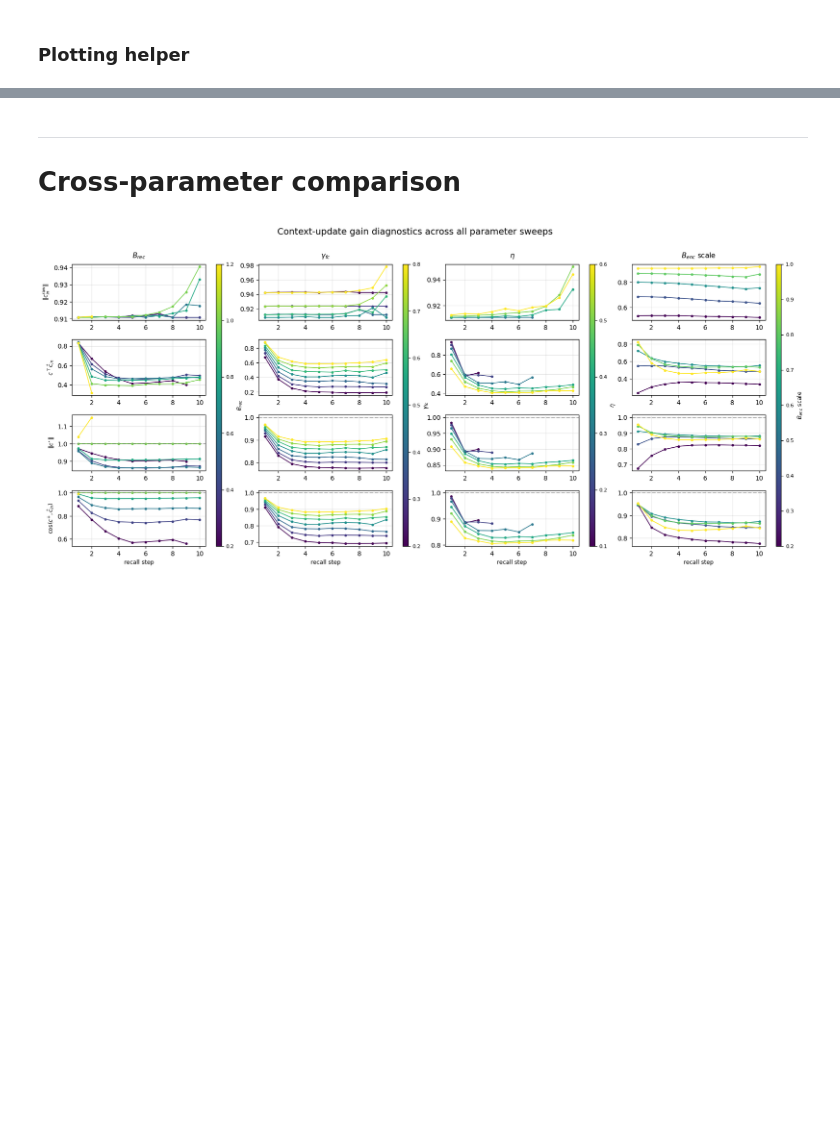
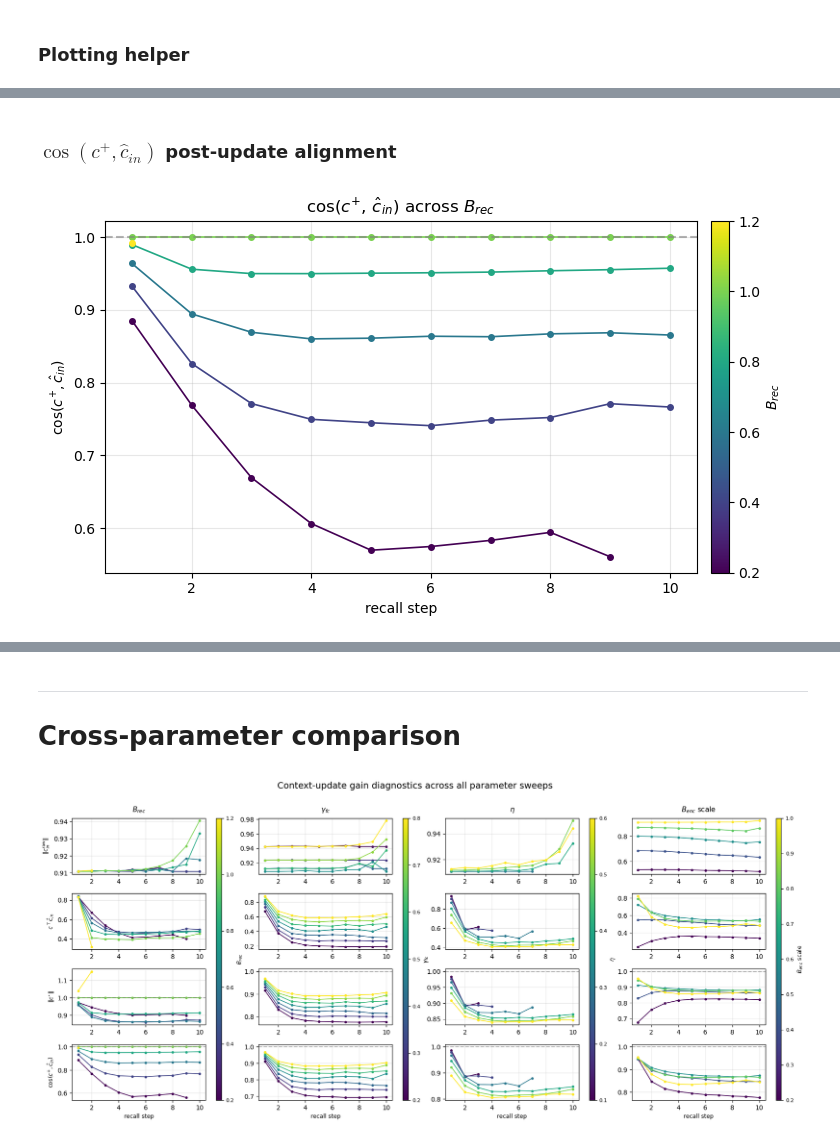
Before and after one commit to beaverjuly/PTSD_MemorySegmentation, a Jupyter notebook: external/CMR_SEM/CMR_multiParameterSweep/contextGain diagnostics.ipynb, the cells around one changed output, grey strips where cells are left out. Saved outputs shown, nothing was run; the diff lists cells and outputs as text; code cells hidden in the pictures; blank space fills up the shorter version.

```diff
--- a/external/CMR_SEM/CMR_multiParameterSweep/contextGain_diagnostics.ipynb
+++ b/external/CMR_SEM/CMR_multiParameterSweep/contextGain diagnostics.ipynb
@@ -479,0 +155,3 @@ plot_context_gain_panel(
+# %%
+sweep_B_rec = sweep_one_param("B_rec", B_rec_grid, BASE_PARAMS, n_sims=n_sims)
+cg_B_rec = aggregate_context_gain_traces(sweep_B_rec, B_rec_grid)
@@ -479,0 +183,9 @@ plot_context_gain_panel(
+# %% [markdown]
+### $\cos(c^{{+}}, \hat{{c}}_{{in}})$ post-update alignment
+# %%
+plot_context_gain_panel(
+    cg_B_rec, B_rec_grid, "cos_c_cin", r"$B_{rec}$",
+    title=r"$\cos(c^{{+}},\,\hat{{c}}_{{in}})$ across $B_{rec}$",
+    ylabel=r"$\cos(c^{{+}}, \hat{{c}}_{{in}})$", ref_line=1.0)
+# %% [output]
+[figure, added]
```
Also changed, not shown: parts of 118 cells of this notebook, 1 other file.
